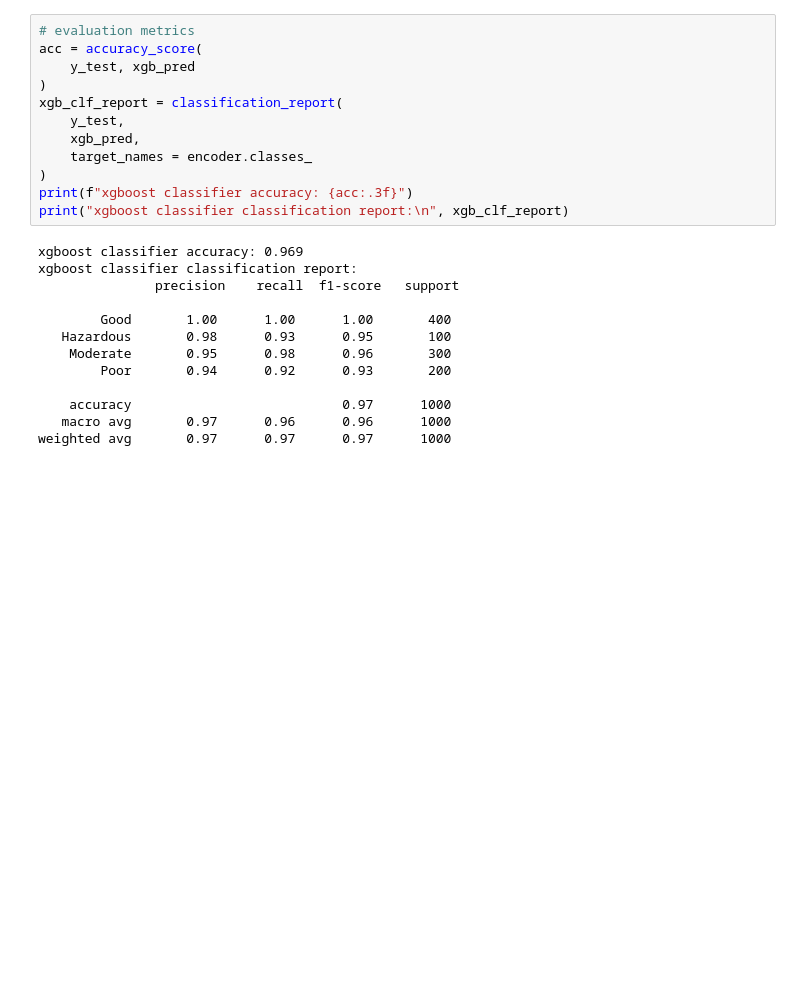
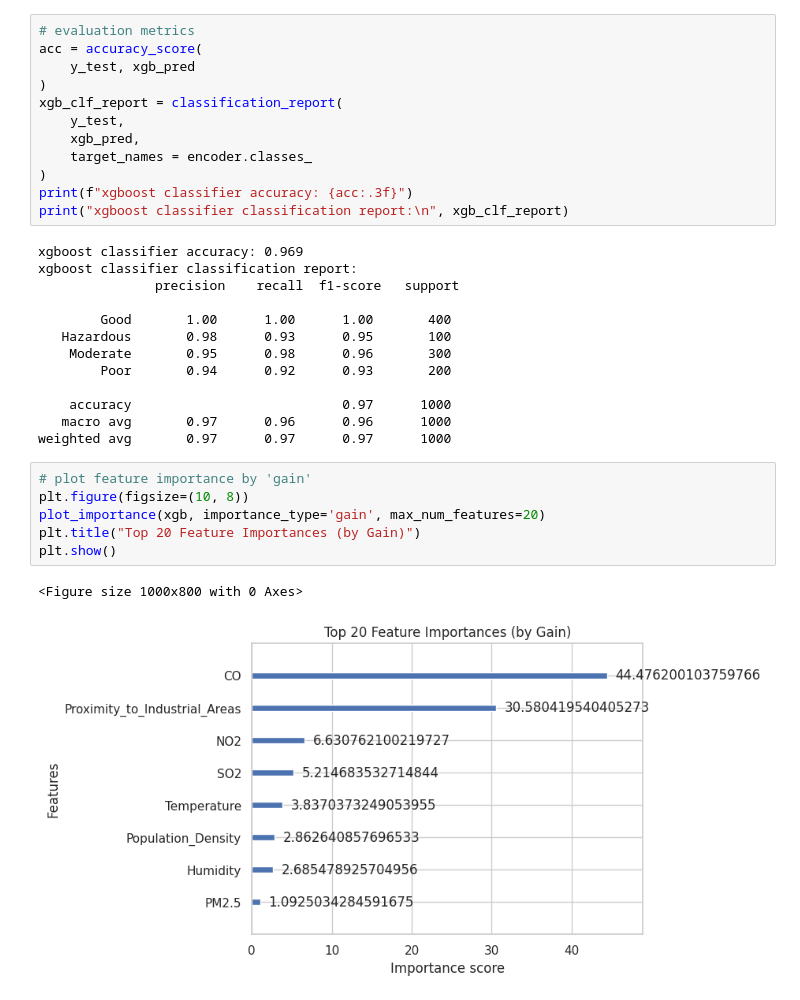
Before and after one commit to kamijoseph/Air-Quality, a Jupyter notebook: notebook/air_quality.ipynb, the cells around one changed output. Saved outputs shown, nothing was run; the diff lists cells and outputs as text; blank space fills up the shorter version.

```diff
--- a/notebook/air_quality.ipynb
+++ b/notebook/air_quality.ipynb
@@ -448,3 +449,12 @@ xgboost classifier classification report:
     accuracy                           0.97      1000
    macro avg       0.97      0.96      0.96      1000
 weighted avg       0.97      0.97      0.97      1000
+# %%
+# plot feature importance by 'gain'
+plt.figure(figsize=(10, 8))
+plot_importance(xgb, importance_type='gain', max_num_features=20)
+plt.title("Top 20 Feature Importances (by Gain)")
+plt.show()
+# %% [output]
+<Figure size 1000x800 with 0 Axes>
+[figure, added]
```
Also changed, not shown: parts of 5 cells of this notebook.
